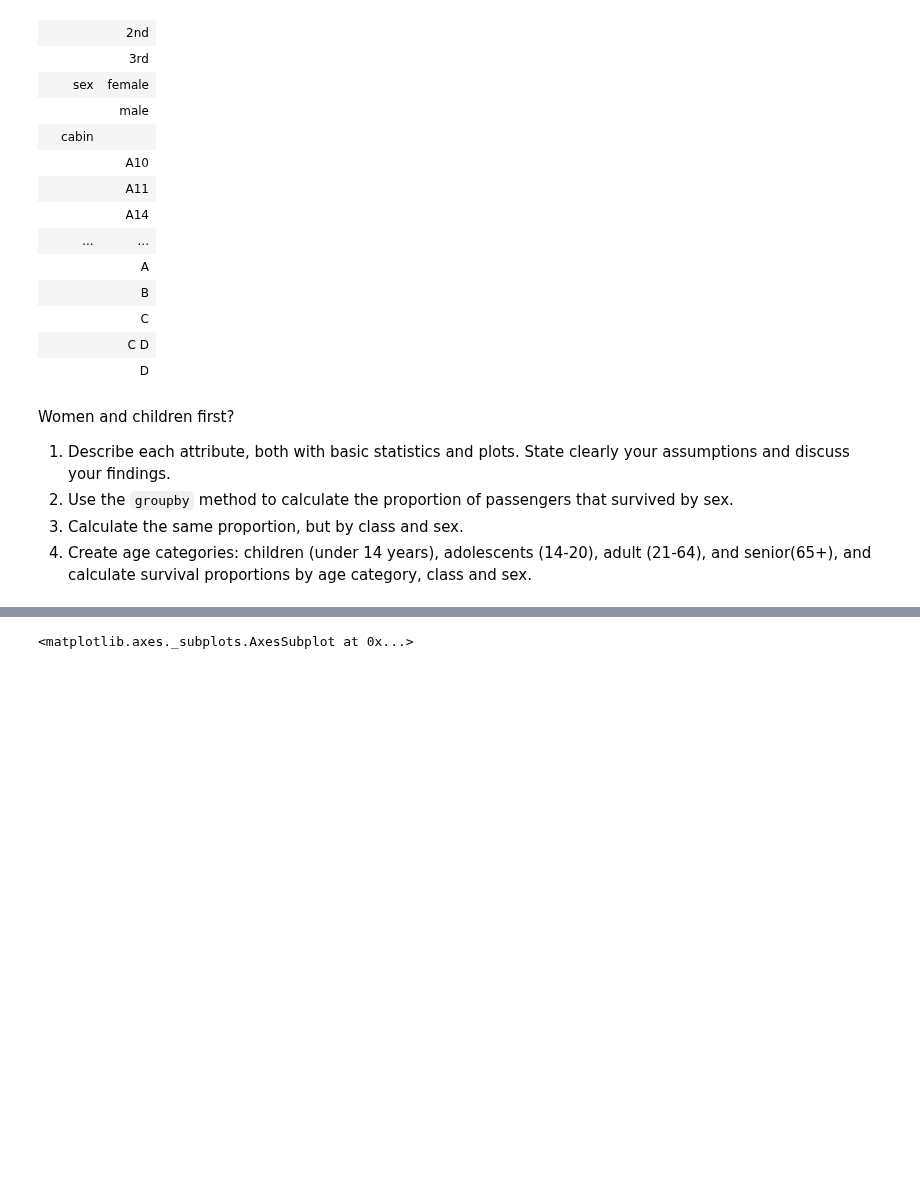
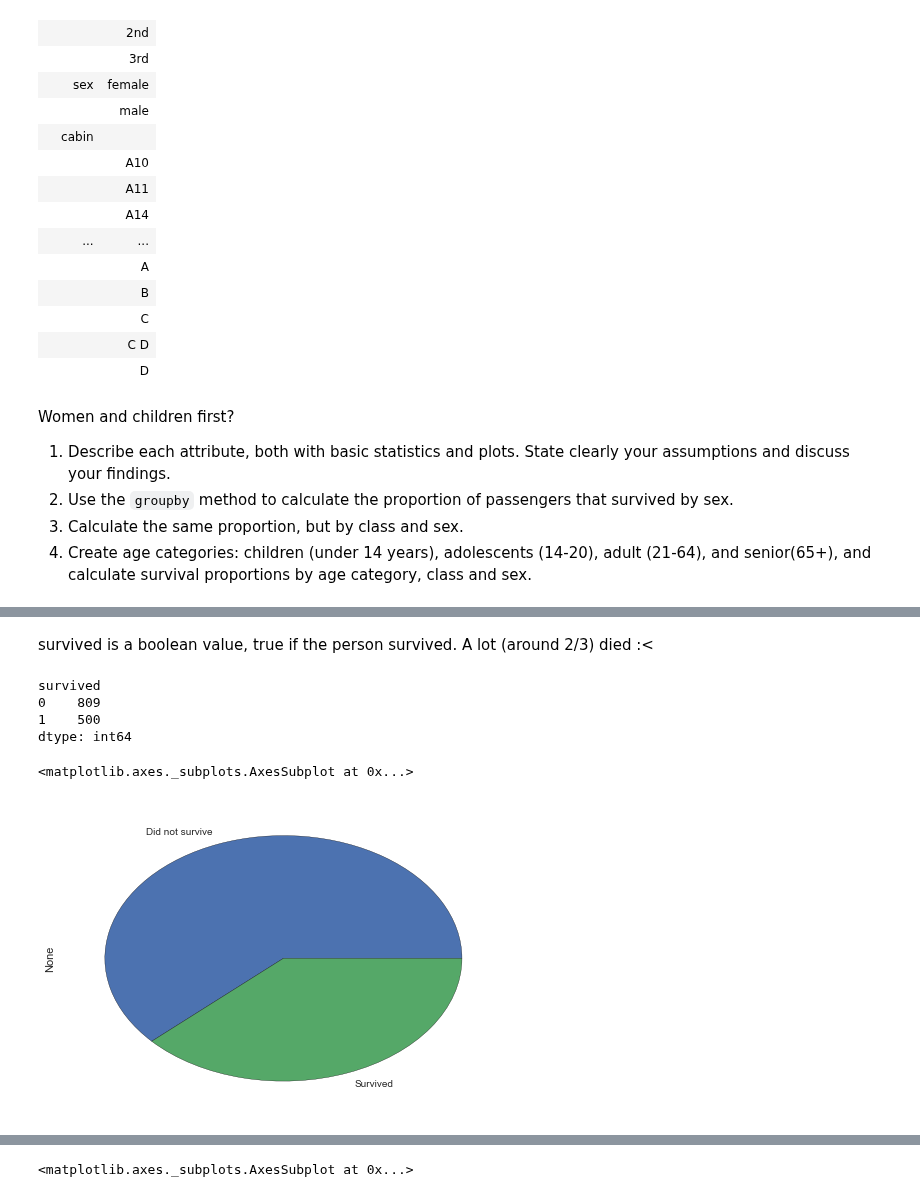
Before and after one commit to semplea/adaepfl-hw, a Jupyter notebook: 01 - Pandas and Data Wrangling/Data Wrangling with Pandas.ipynb, the cells around one changed output, grey strips where cells are left out. Saved outputs shown, nothing was run; the diff lists cells and outputs as text; code cells hidden in the pictures; blank space fills up the shorter version.

```diff
--- a/01 - Pandas and Data Wrangling/Data Wrangling with Pandas.ipynb
+++ b/01 - Pandas and Data Wrangling/Data Wrangling with Pandas.ipynb
@@ -1672,0 +1694,14 @@ name is the name of the passenger
+# %% [markdown]
+survived is a boolean value, true if the person survived.
+A lot (around 2/3) died :<
+# %%
+survival_count = data.groupby('survived').size()
+print(survival_count)
+survival_count.to_frame(name='survival').unstack().plot.pie(labels=['Did not survive', 'Survived'])
+# %% [output]
+survived
+0    809
+1    500
+dtype: int64
+<matplotlib.axes._subplots.AxesSubplot at 0x...>
+[figure, added]
```
Also changed, not shown: parts of 7 cells of this notebook.
